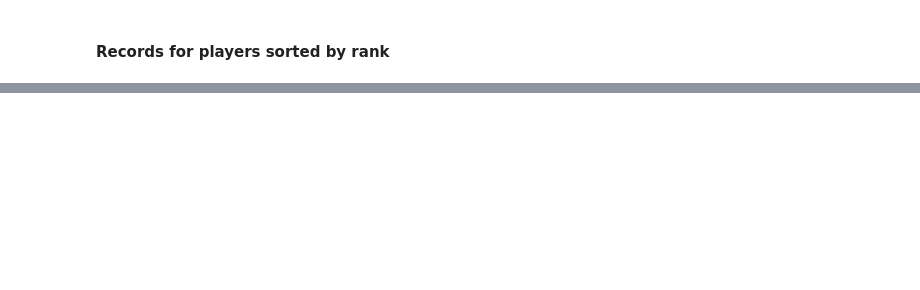
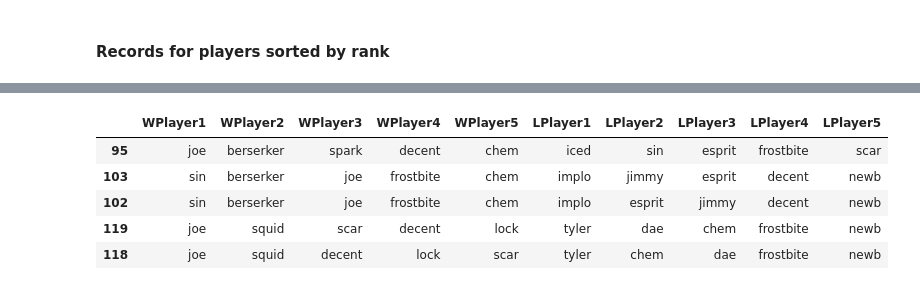
Before and after one commit to sharpsss/midair_stats, a Jupyter notebook: Midair.ipynb, the cells around one changed output, grey strips where cells are left out. Saved outputs shown, nothing was run; the diff lists cells and outputs as text; code cells hidden in the pictures; blank space fills up the shorter version.

```diff
--- a/Midair.ipynb
+++ b/Midair.ipynb
@@ -335,0 +365,9 @@ Name: correct_ts_prediction, dtype: int64
+# %%
+df[df[winner_cols].isin(['joe']).any(axis = 1) & (df['Team'] == 'Blue')][player_cols] #& df[player_cols].isin(['sharp']).any(axis = 1)]
+# %% [output]
+|  | WPlayer1 | WPlayer2 | WPlayer3 | WPlayer4 | WPlayer5 | LPlayer1 | LPlayer2 | LPlayer3 | LPlayer4 | LPlayer5 |
+| 95 | joe | berserker | spark | decent | chem | iced | sin | esprit | frostbite | scar |
+| 103 | sin | berserker | joe | frostbite | chem | implo | jimmy | esprit | decent | newb |
+| 102 | sin | berserker | joe | frostbite | chem | implo | esprit | jimmy | decent | newb |
+| 119 | joe | squid | scar | decent | lock | tyler | dae | chem | frostbite | newb |
+| 118 | joe | squid | decent | lock | scar | tyler | chem | dae | frostbite | newb |
```
Also changed, not shown: parts of 15 cells of this notebook, 2 other files.
